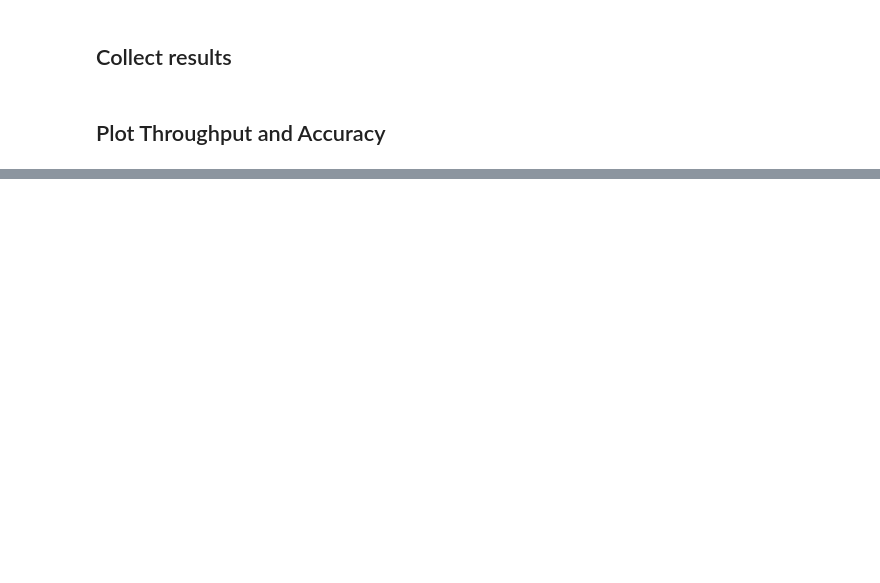
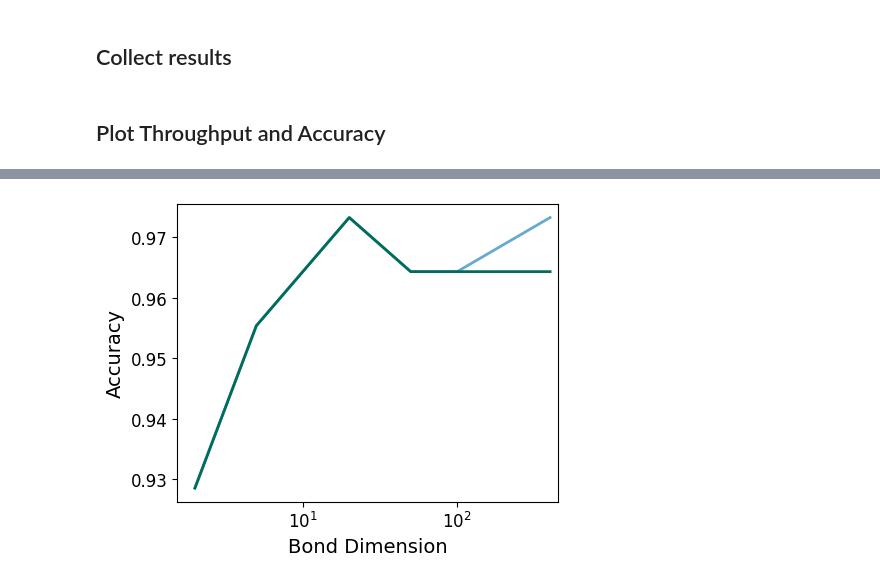
Before and after one commit to bsc-quantic/tn4ml, a Jupyter notebook: docs/source/examples/supervised/plot.ipynb, the cells around one changed output, grey strips where cells are left out. Saved outputs shown, nothing was run; the diff lists cells and outputs as text; code cells hidden in the pictures; blank space fills up the shorter version.

Commit message:
Update `breast classification` example

```diff
--- a/docs/source/examples/supervised/plot.ipynb
+++ b/docs/source/examples/supervised/plot.ipynb
@@ -149,0 +159,24 @@ for metric, ylabel in [("sensitivity", "Sensitivity"), ("specificity", "Specific
+# %%
+fig, ax = plt.subplots(figsize=(5,4))
+colors = {'cpu': '#67a9cf', 'gpu': '#016c59'}
+
+for device in devices:
+    bond_dims = sorted(data[device].keys())
+    bond_dims = [bd for bd in bond_dims if bd != 200]
+    accuracies = [np.mean(data[device][bd]["acc"]) for bd in bond_dims]
+
+    ax.plot(bond_dims, accuracies, label=device.upper(), linewidth=2, color=colors[device])
+
+ax.set_xscale("log")
+ax.set_xlabel("Bond Dimension", fontsize=14)
+ax.set_ylabel("Accuracy", fontsize=14)
+ax.tick_params(axis='both', labelsize=12)
+ax.set_xticks(bond_dims)
+ax.set_xticklabels(bond_dims)
+ax.set_xlim(0, 450)
+ax.legend(fontsize=12, loc="best")
+
+plt.tight_layout()
+plt.savefig('accuracy_vs_bond_dimension_breast_class.pdf', dpi=300)
+# %% [output]
+[figure, added]
```
Also changed, not shown: parts of 7 cells of this notebook, 1 other file.
